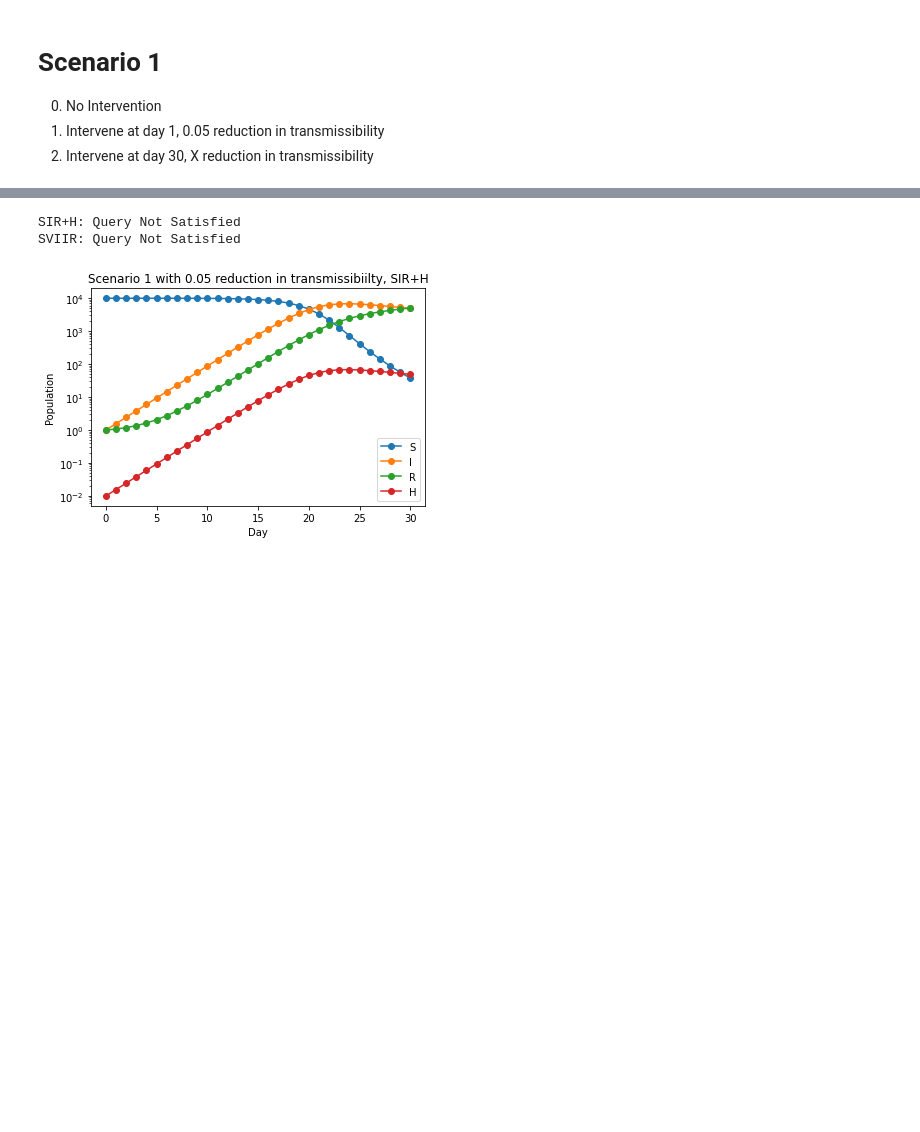
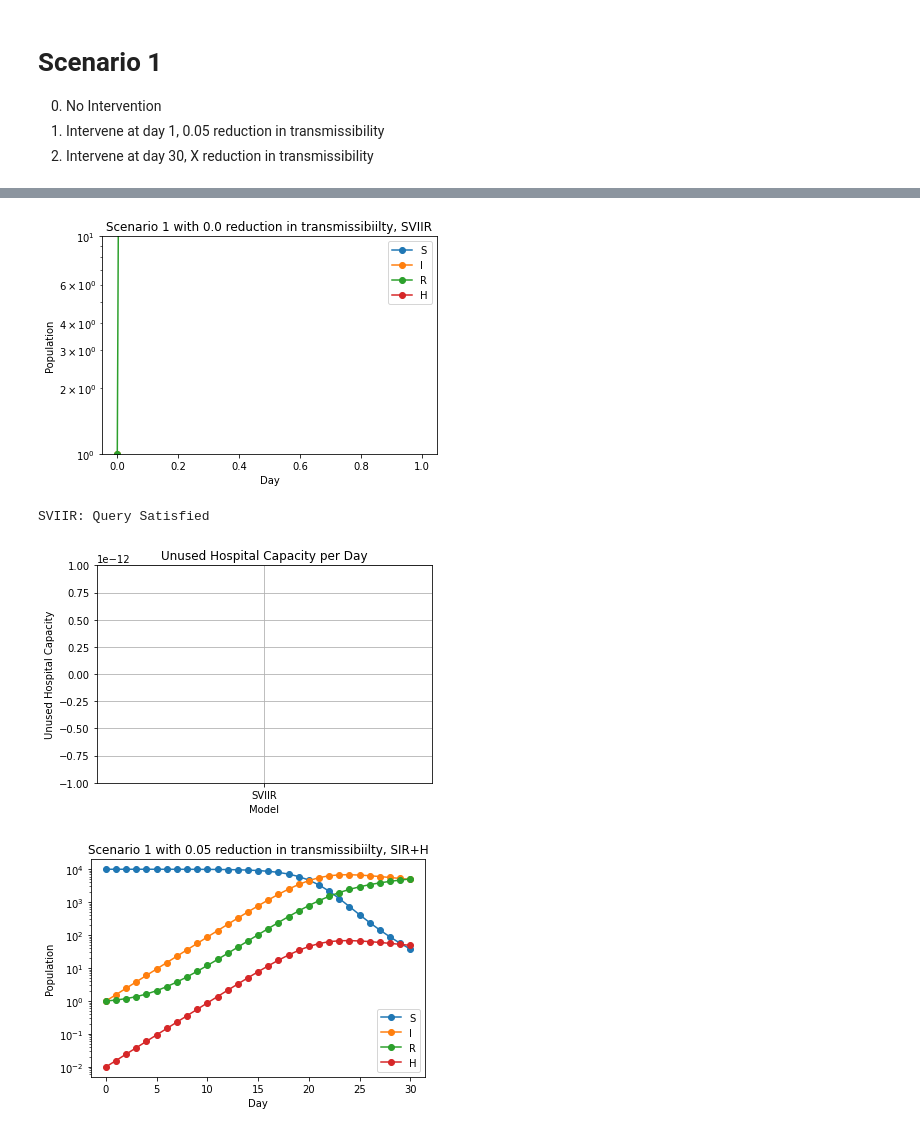
Before and after one commit to ml4ai/funman, a Jupyter notebook: notebooks/dec_8_2022_demo_funman.ipynb, the cells around one changed output, grey strips where cells are left out. Drawn from its saved outputs; the diff is of its cells as text; code cells hidden in the pictures; blank space fills up the shorter version.

```diff
--- a/notebooks/dec_8_2022_demo_funman.ipynb
+++ b/notebooks/dec_8_2022_demo_funman.ipynb
@@ -43,15 +52,16 @@ SIR Bilayer (left), Hospitalized Measurement (right)
 # %%
 # 0. No intervention. Will H_t <= 50 forall t?
 
-scenario1 = Scenario1(duration=30, query_threshold=50)
+scenario1 = Scenario1(duration=1, query_threshold=50)
 transmissibility_reduction = 0.0
-results = scenario1.analyze_intervention_1(transmissibility_reduction)
+results = scenario1.analyze_intervention_1(transmissibility_reduction, models=["SVIIR"])
 
 print("\n".join([r["message"] for n, r in results.items()]))
 scenario1.compare_model_results(results)
 # %% [output]
+[figure, added]
-SIR+H: Query Not Satisfied
-SVIIR: Query Not Satisfied
+SVIIR: Query Satisfied
+[figure, added]
 # %%
 # 1. Intervene with 0.05 reduction in transmissibility.  Will H_t <= 50 forall t?
 
```
Also changed, not shown: parts of 6 cells of this notebook, 1 other file.
